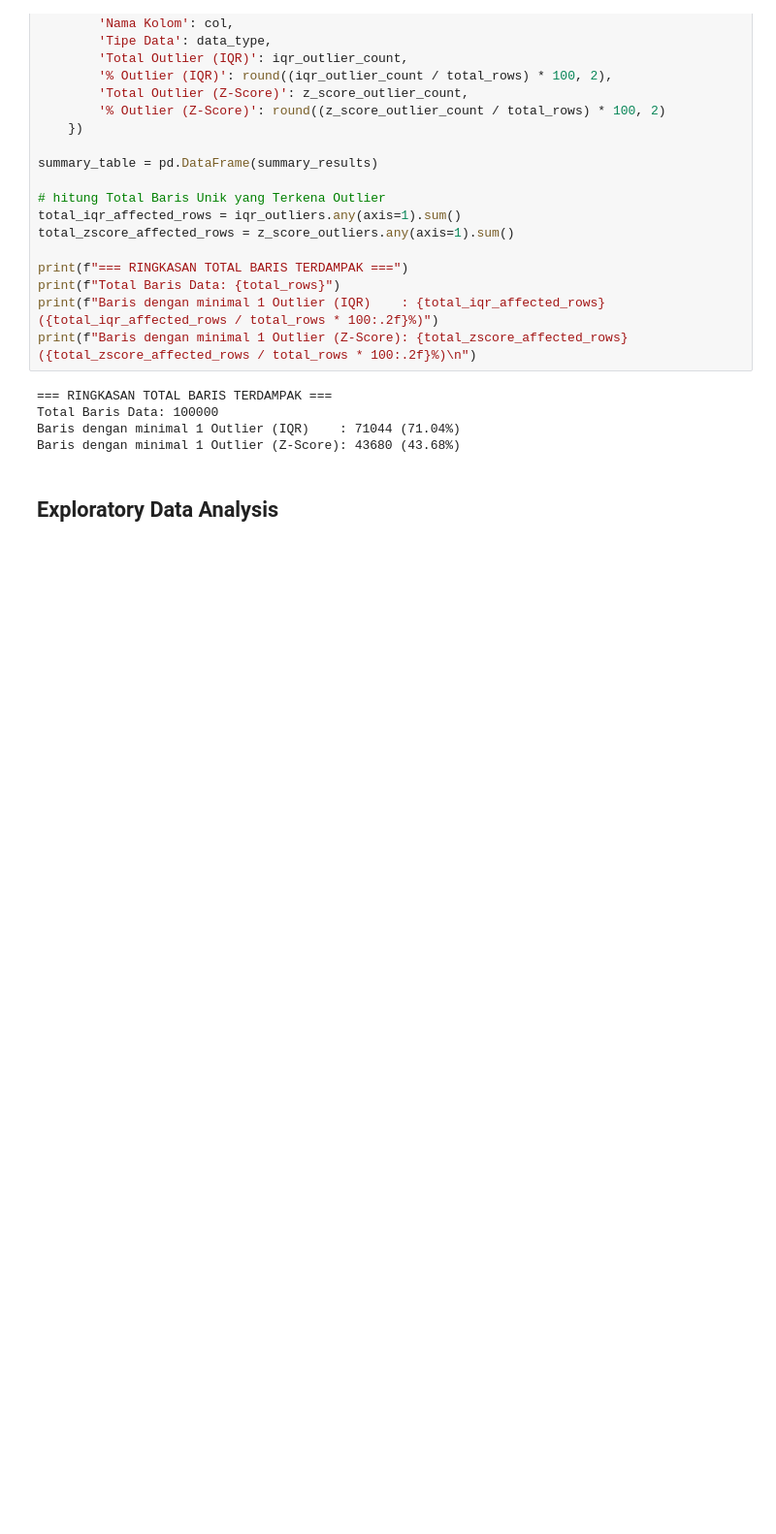
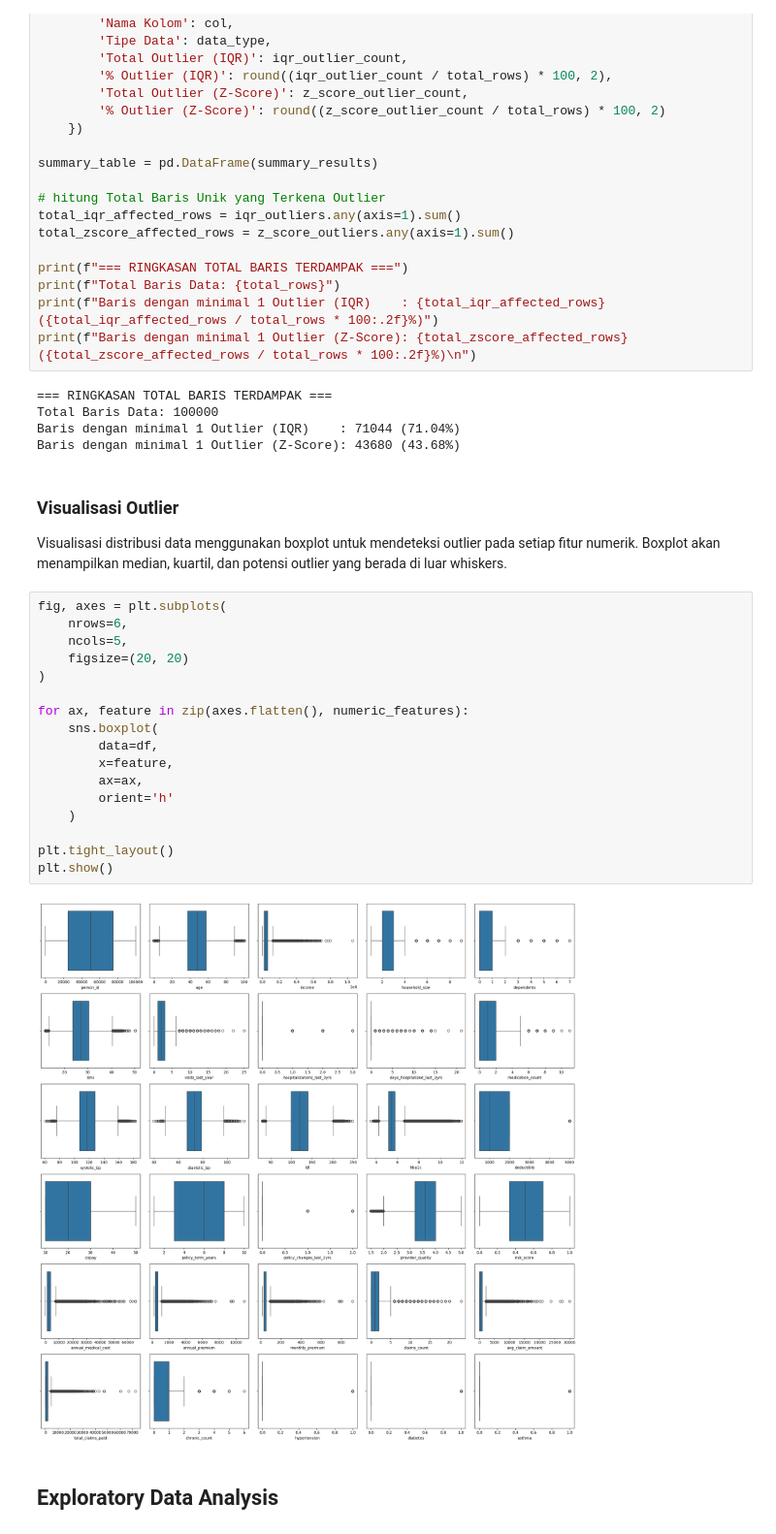
Before and after one commit to ikhsanwahyue/16_DataScienceIF-B_Ir.Ikhsan, a Jupyter notebook: main.ipynb, the cells around one changed output. Shown at 97% size. Cells and saved outputs as stored; diff of their text form; blank space fills up the shorter version.

```diff
--- a/main.ipynb
+++ b/main.ipynb
@@ -226,6 +228,28 @@ print(f"Baris dengan minimal 1 Outlier (Z-Score): {total_zscore_affected_rows} (
 Total Baris Data: 100000
 Baris dengan minimal 1 Outlier (IQR)    : 71044 (71.04%)
 Baris dengan minimal 1 Outlier (Z-Score): 43680 (43.68%)
+# %% [markdown]
+### Visualisasi Outlier
+Visualisasi distribusi data menggunakan boxplot untuk mendeteksi outlier pada setiap fitur numerik. Boxplot akan menampilkan median, kuartil, dan potensi outlier yang berada di luar whiskers.
+# %%
+fig, axes = plt.subplots(
+    nrows=6,
+    ncols=5,
+    figsize=(20, 20)
+)
+
+for ax, feature in zip(axes.flatten(), numeric_features):
+    sns.boxplot(
+        data=df,
+        x=feature,
+        ax=ax,
+        orient='h'
+    )
+
+plt.tight_layout()
+plt.show()
+# %% [output]
+[figure, added]
 # %% [markdown]
 ## Exploratory Data Analysis
 # %%
```
Also changed, not shown: parts of 8 cells of this notebook.
